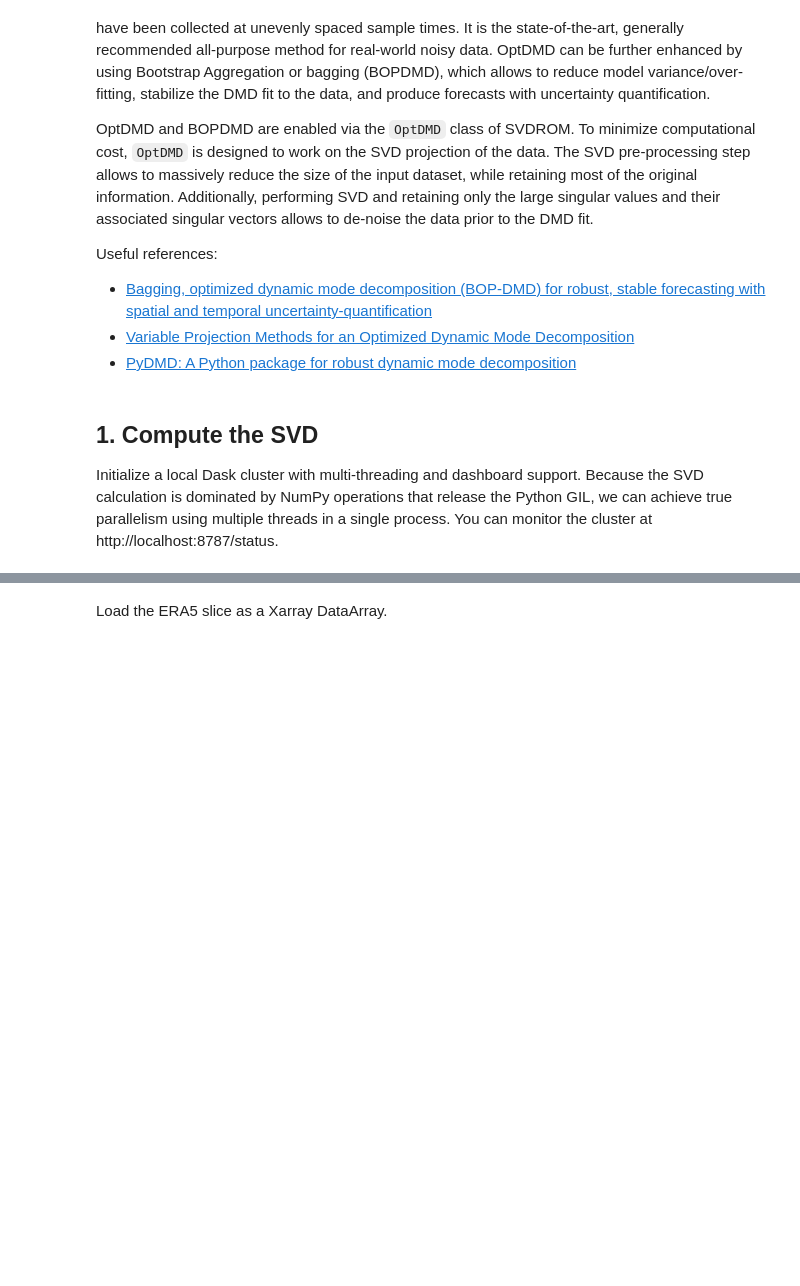
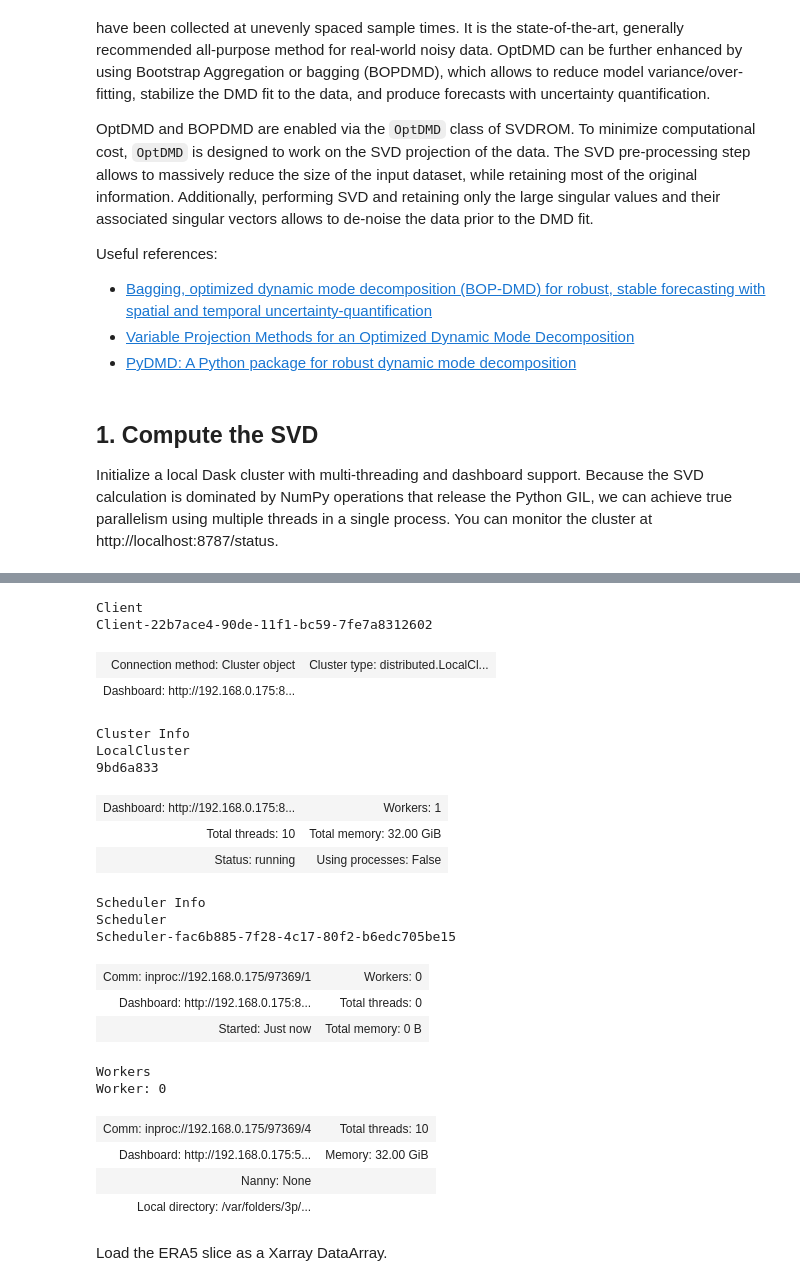
Before and after one commit to SVDROM/svdrom, a Jupyter notebook: demos/dmd_demo_1.ipynb, the cells around one changed output, grey strips where cells are left out. Cells and saved outputs as stored; diff of their text form; code cells hidden in the pictures; blank space fills up the shorter version.

```diff
--- a/demos/dmd_demo_1.ipynb
+++ b/demos/dmd_demo_1.ipynb
@@ -37,3 +34,28 @@ client = Client(processes=False)
+# %%
+client
+# %% [output]
+Client
+Client-22b7ace4-90de-11f1-bc59-7fe7a8312602
+| Connection method: Cluster object | Cluster type: distributed.LocalCl... |
+| Dashboard: http://192.168.0.175:8... |  |
+Cluster Info
+LocalCluster
+9bd6a833
+| Dashboard: http://192.168.0.175:8... | Workers: 1 |
+| Total threads: 10 | Total memory: 32.00 GiB |
+| Status: running | Using processes: False |
+Scheduler Info
+Scheduler
+Scheduler-fac6b885-7f28-4c17-80f2-b6edc705be15
+| Comm: inproc://192.168.0.175/97369/1 | Workers: 0 |
+| Dashboard: http://192.168.0.175:8... | Total threads: 0 |
+| Started: Just now | Total memory: 0 B |
+Workers
+Worker: 0
+| Comm: inproc://192.168.0.175/97369/4 | Total threads: 10 |
+| Dashboard: http://192.168.0.175:5... | Memory: 32.00 GiB |
+| Nanny: None |  |
+| Local directory: /var/folders/3p/... |  |
 # %% [markdown]
 Load the ERA5 slice as a Xarray DataArray.
 # %%
```
Also changed, not shown: parts of 1 cell of this notebook, 3 other files.
